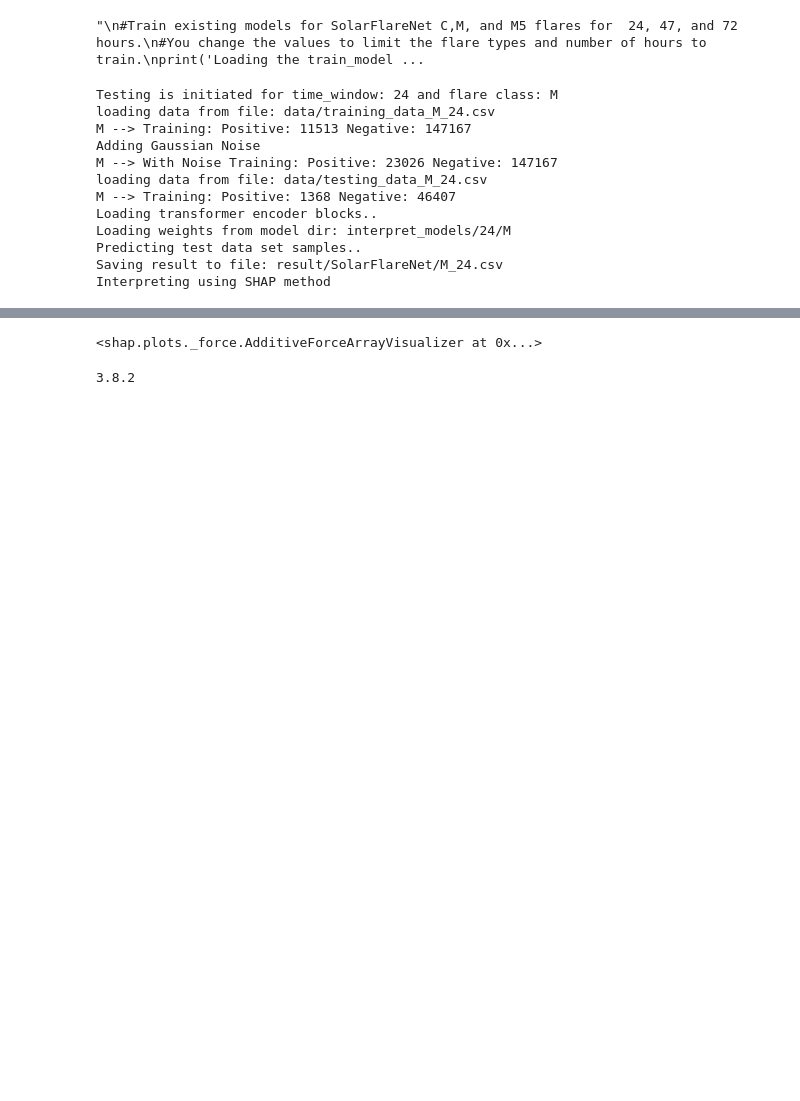
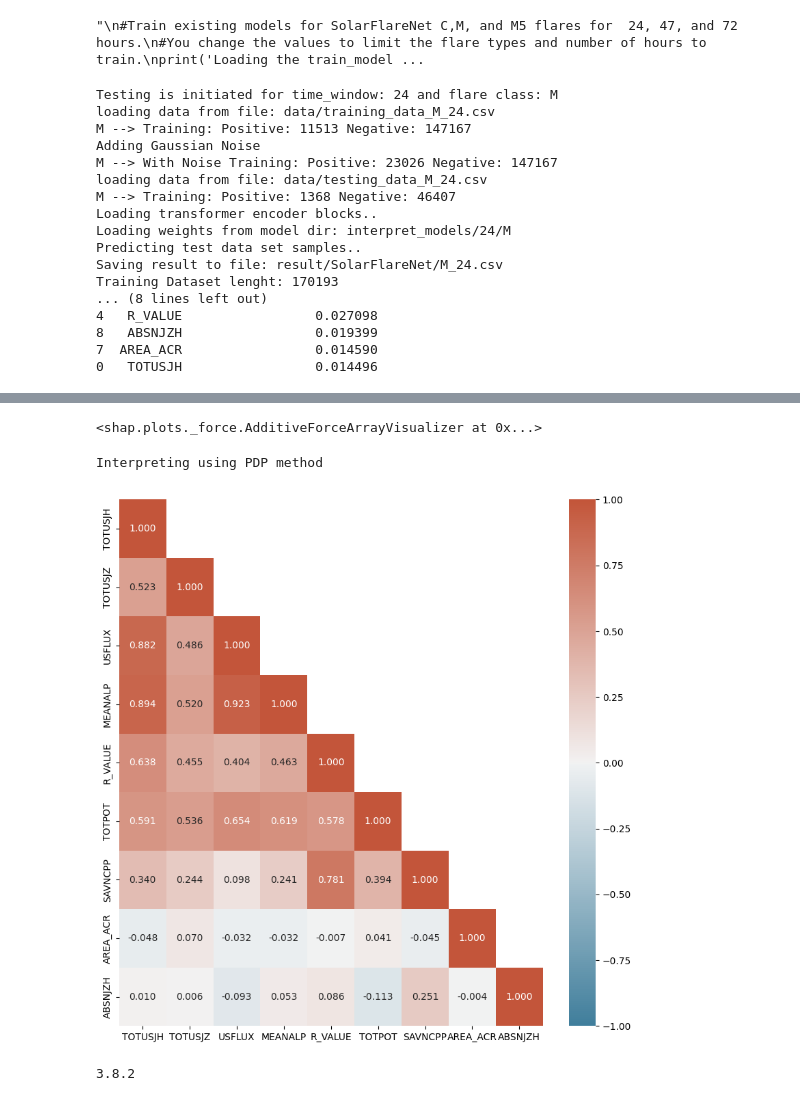
Before and after one commit to vinay-ram1999/SolarFlareNet, a Jupyter notebook: SolarFlareNet_Interpret.ipynb, the cells around one changed output, grey strips where cells are left out. Saved outputs shown, nothing was run; the diff lists cells and outputs as text; code cells hidden in the pictures; blank space fills up the shorter version.

Commit message:
ICMLA-24 SHAP & PDP final results push;

```diff
--- a/SolarFlareNet_Interpret.ipynb
+++ b/SolarFlareNet_Interpret.ipynb
@@ -66,6 +70,7 @@ import seaborn as sb
 from alibi.explainers import PartialDependence, plot_pd
 #from anchor import utils
 from anchor import anchor_tabular
+import random
 
 #Test existing models for SolarFlareNet C,M, and M5 flares for  24, 47, and 72 hours.
 #You change the values to limit the flare types and number of hours to test.
@@ -76,17 +81,23 @@ from anchor import anchor_tabular
 # SHAP tool is not yet implemented.
 # limit is the number of test cases considered to generate the results.
 
-interpretable_tools = {"LIM":[[15, 6500], "slice(None)"], "AL":["1Dh", "2D"], "SHAP":None, "PDP":None, "AN":3}
+interpretable_tools = {"LIM":[[15, 6500], "slice(None)"], "AL":["1Dh", "2D"], "SHAP":None, "PDP":'al', "AN":3}
 tool_fn = lambda x: print("Interpreting using %s method" %x)
-limit = 10000
-top_features = []
+train_limit = 1000
+test_limit = 500
 final_ranking = None
 ranking = None
 
 for time_window in Window:
     for flare_class in Class:
         model, train_data, test_data = test(str(time_window), flare_class)
-        X_train, y_train, X_test, y_test = train_data[0][:limit], train_data[1][:limit], test_data[0][:limit], test_data[1][:limit]
+        print("Training Dataset lenght: %d" %len(train_data[1]))
+        print("Testing Dataset lenght: %d" %len(test_data[1]))
+        random.seed(42)
+        train_rows = random.sample([x for x in range(train_data[0].shape[0])], train_limit)
+        test_rows = random.sample([x for x in range(test_data[0].shape[0])], test_limit)
+        # Creating new train test samples for interpreting the model
+        X_train, y_train, X_test, y_test = train_data[0][train_rows], train_data[1][train_rows], test_data[0][test_rows], test_data[1][test_rows]
         #model.summary()
         #log('===========================================================\n\n',verbose=True)
 
@@ -185,14 +196,20 @@ for time_window in Window:
                 path_fn = lambda x: plt_dir + os.sep + "%s" %x
                 create_plot_dir(plt_dir)
                 model_mask = model.get_model()
-                instance = interpretable_tools[tool]
-                #X_test = X_test[(instance-50):instance]
 
                 explainer = DeepExplainer(model_mask, X_train)
                 expected_value = explainer.expected_value
                 shap_values = explainer.shap_values(X_test, check_additivity=True)
                 for i,shap_value in enumerate(shap_values):
                     shap_values[i] = np.squeeze(shap_value)
+
+                vals = np.abs(shap_values[0]).mean(0)
+                feature_importance = pd.DataFrame(list(zip(feature_names,vals)),columns=['col_name','feature_importance_vals'])
+                feature_importance.sort_values(by=['feature_importance_vals'],ascending=False,inplace=True)
+                feature_order = feature_importance['col_name'].values.tolist()
+                feature_order_idx = feature_importance['col_name'].index.to_list()
+                print(feature_importance)
+
                 shap.initjs()
                 shap.decision_plot(expected_value[0], shap_values[0], feature_names, show=False)
                 plt.savefig(path_fn("%s_%s.pdf" %(tool,"decision")))
@@ -201,10 +218,14 @@ for time_window in Window:
                 shap.force_plot(expected_value[0], shap_values[0][0], feature_names, matplotlib=True, show=False)
                 plt.savefig(path_fn("%s_%s.pdf" %(tool,"force")))
                 plt.close()
-                for i,name in enumerate(feature_names):
-                    shap.dependence_plot(i, shap_values[0], np.squeeze(X_test), feature_names, interaction_index='auto', show=False)
-                    plt.savefig(path_fn("%s_%s_%s.pdf" %(tool,"dependence",name)))
-                    plt.close()
+                fig, ax = plt.subplots(nrows=1, ncols=2, figsize=(14,5))
+                ax_idx = 0
+                for i,name in enumerate(feature_order):
+                    if name == feature_order[0] or name == feature_order[-1]:
+                        shap.dependence_plot(i, shap_values[0], np.squeeze(X_test), feature_names, interaction_index='auto', ax=ax[ax_idx], show=False)
+                        ax_idx += 1
+                fig.savefig(path_fn("%s_%s.pdf" %(tool,"dependence")))
+                plt.close()
                 shap.summary_plot(shap_values, feature_names, show=False)
                 plt.savefig(path_fn("%s_%s.pdf" %(tool,"summary_bar")))
                 plt.close()
@@ -220,18 +241,28 @@ for time_window in Window:
                 plt_dir = tool + os.sep + "%d_%s" %(time_window,flare_class)
                 path_fn = lambda x: plt_dir + os.sep + "%s" %x
                 create_plot_dir(plt_dir)
+
+                if "SHAP" in interpretable_tools and interpretable_tools[tool] != 'all':
+                    selected_features = [feature_order_idx[0], feature_order_idx[-1]]
+                    dim = (4,10)
+                else:
+                    selected_features = 'all'
+                    dim = (10,15)
+
                 mask = np.triu(np.ones_like(corr, dtype=bool), 1)
                 cmap = sb.diverging_palette(230, 20, as_cmap=True)
-                fig = plt.figure(figsize=(12,10))
+                fig = plt.figure(figsize=(10,10))
                 ax = sb.heatmap(corr, vmin=-1, vmax=1, cmap=cmap, mask=mask, annot=True, fmt='.3f')
                 fig.savefig(path_fn("corr_heatmap.pdf"))
                 plt.show()
+                plt.close()
 
                 explainer = PartialDependence(predictor=model.predict, feature_names=feature_names, target_names=["Probability"])
                 exp = explainer.explain(X=np.squeeze(X_train), features=None, kind='average')
-                axes = plot_pd(exp=exp, n_cols=3, sharey='all', center=True, fig_kw={'figheight': 10, 'figwidth': 15})
+                axes = plot_pd(exp=exp, features=selected_features, n_cols=3, sharey='all', center=True, fig_kw={'figheight': dim[0], 'figwidth': dim[1]})
                 fig = np.ndarray.flatten(axes).tolist()[0].get_figure()
                 fig.savefig(path_fn("PDP.pdf"))
+                plt.close()
                 combinations = []
                 for i, f1 in enumerate(feature_names):
                     for j, f2 in enumerate(feature_names[i:]):
@@ -239,39 +270,47 @@ for time_window in Window:
                             if (f1 in ranked_corr[0] and f2 in ranked_corr[0]) or (f1 in ranked_corr[-1] and f2 in ranked_corr[-1]):
                                 combinations += [(i,i+j)]
                 exp_2d = explainer.explain(X=np.squeeze(X_train), features=combinations, kind='average')
-                axes_2d = plot_pd(exp=exp_2d, n_cols=2, sharey='all', center=True, fig_kw={'figheight': 5, 'figwidth': 10})
+                axes_2d = plot_pd(exp=exp_2d, n_cols=2, sharey='all', center=True, fig_kw={'figheight': 4, 'figwidth': 10})
                 fig = np.ndarray.flatten(axes_2d).tolist()[0].get_figure()
                 fig.savefig(path_fn("PDP_2d.pdf"))
+                plt.close()
             elif tool == "ANC":
                 tool_fn(tool)
                 plt_dir = tool + os.sep + "%d_%s" %(time_window,flare_class)
                 path_fn = lambda x: plt_dir + os.sep + "%s" %x
                 create_plot_dir(plt_dir)
                 instance = interpretable_tools[tool]
 
                 explainer = anchor_tabular.AnchorTabularExplainer(["Negative", "Positive"], feature_names=feature_names, train_data=np.squeeze(X_train), discretizer='decile')
                 exp = explainer.explain_instance(np.squeeze(X_test)[instance], model.predict, threshold=0.95)
                 print('Partial anchor: %s' % (' AND '.join(exp.names(1))))
                 print('Partial precision: %.2f' % exp.precision(1))
                 print('Partial coverage: %.2f' % exp.coverage(1))
                 for name in exp.names():
                     print(name)
                 exp.show_in_notebook()
 # %% [output]
 Testing is initiated for time_window: 24 and flare class: M
 loading data from file: data/training_data_M_24.csv
 M --> Training: Positive: 11513 Negative: 147167
 Adding Gaussian Noise
 M --> With Noise Training: Positive: 23026 Negative: 147167
 loading data from file: data/testing_data_M_24.csv
 M --> Training: Positive: 1368 Negative: 46407
 Loading transformer encoder blocks..
 Loading weights from model dir: interpret_models/24/M
 Predicting test data set samples..
 Saving result to file: result/SolarFlareNet/M_24.csv
-Interpreting using SHAP method
+Training Dataset lenght: 170193
+... (8 lines left out)
+4   R_VALUE                 0.027098
+8   ABSNJZH                 0.019399
+7  AREA_ACR                 0.014590
+0   TOTUSJH                 0.014496
 [interactive output not drawn]
 <shap.plots._force.AdditiveForceArrayVisualizer at 0x...>
+Interpreting using PDP method
+[figure, added]
 # %%
 import matplotlib
 print(matplotlib.__version__)
```
Also changed, not shown: parts of 1 cell of this notebook, 34 other files.
